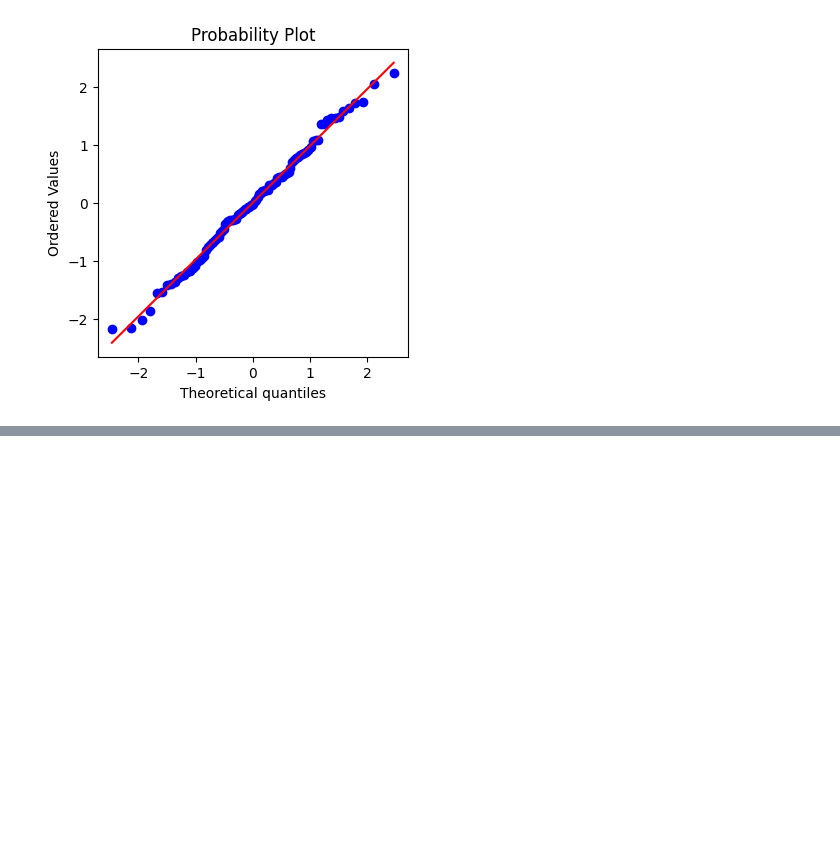
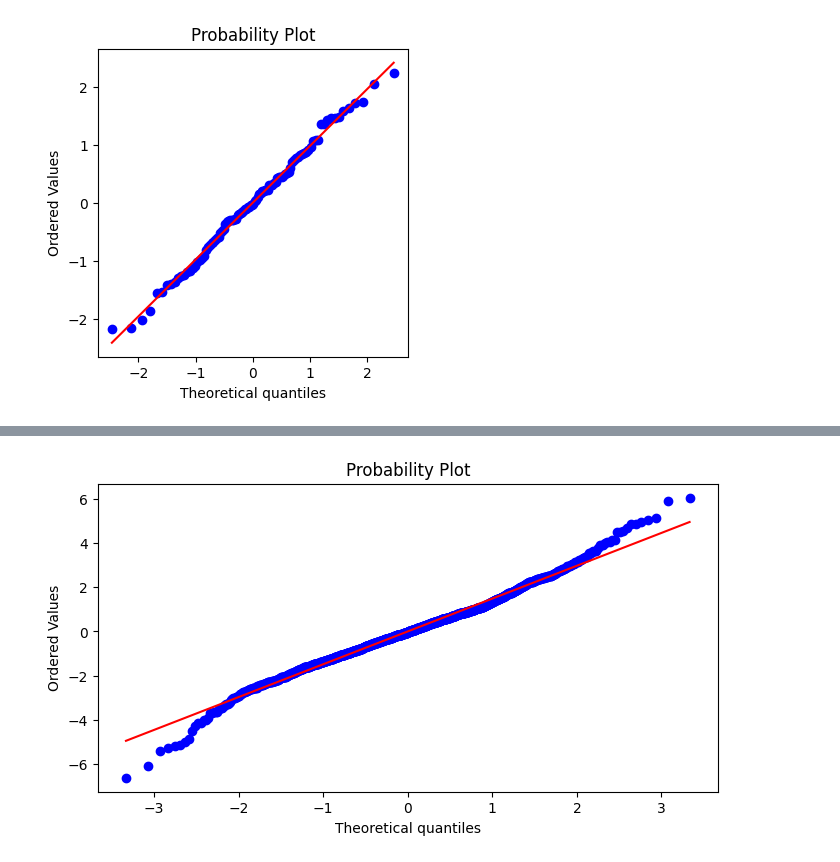
Before and after one commit to Drieger/practical-statistics-for-data-scientists, a Jupyter notebook: 2. Data and Sampling Distributions/data_sampling_distributions.ipynb, the cells around one changed output, grey strips where cells are left out. Drawn from its saved outputs; the diff is of its cells as text; code cells hidden in the pictures; blank space fills up the shorter version.

```diff
--- a/2. Data and Sampling Distributions/data_sampling_distributions.ipynb
+++ b/2. Data and Sampling Distributions/data_sampling_distributions.ipynb
@@ -262,0 +284,3 @@ plt.show()
+# %%
+sp500_px = pd.read_csv('https://github.com/gedeck/practical-statistics-for-data-scientists/raw/refs/heads/master/data/sp500_data.csv.gz')
+sp500_px.tail()
@@ -262,0 +295,9 @@ plt.show()
+# %%
+nflx = sp500_px.NFLX
+nflx = np.diff(np.log(nflx[nflx > 0]))
+
+fig, ax = plt.subplots(figsize=(8,4))
+stats.probplot(nflx, plot=ax)
+plt.show()
+# %% [output]
+[figure, added]
```
Also changed, not shown: parts of 2 cells of this notebook.
